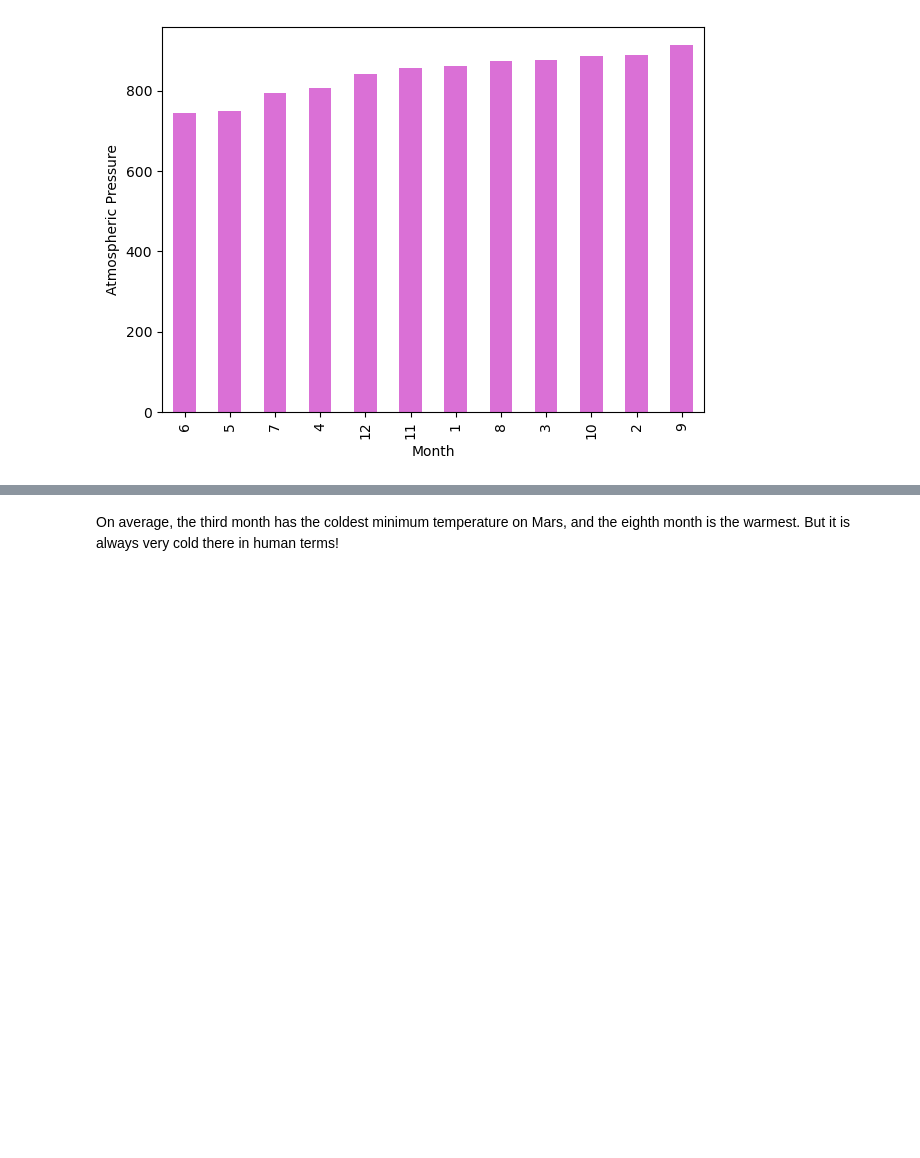
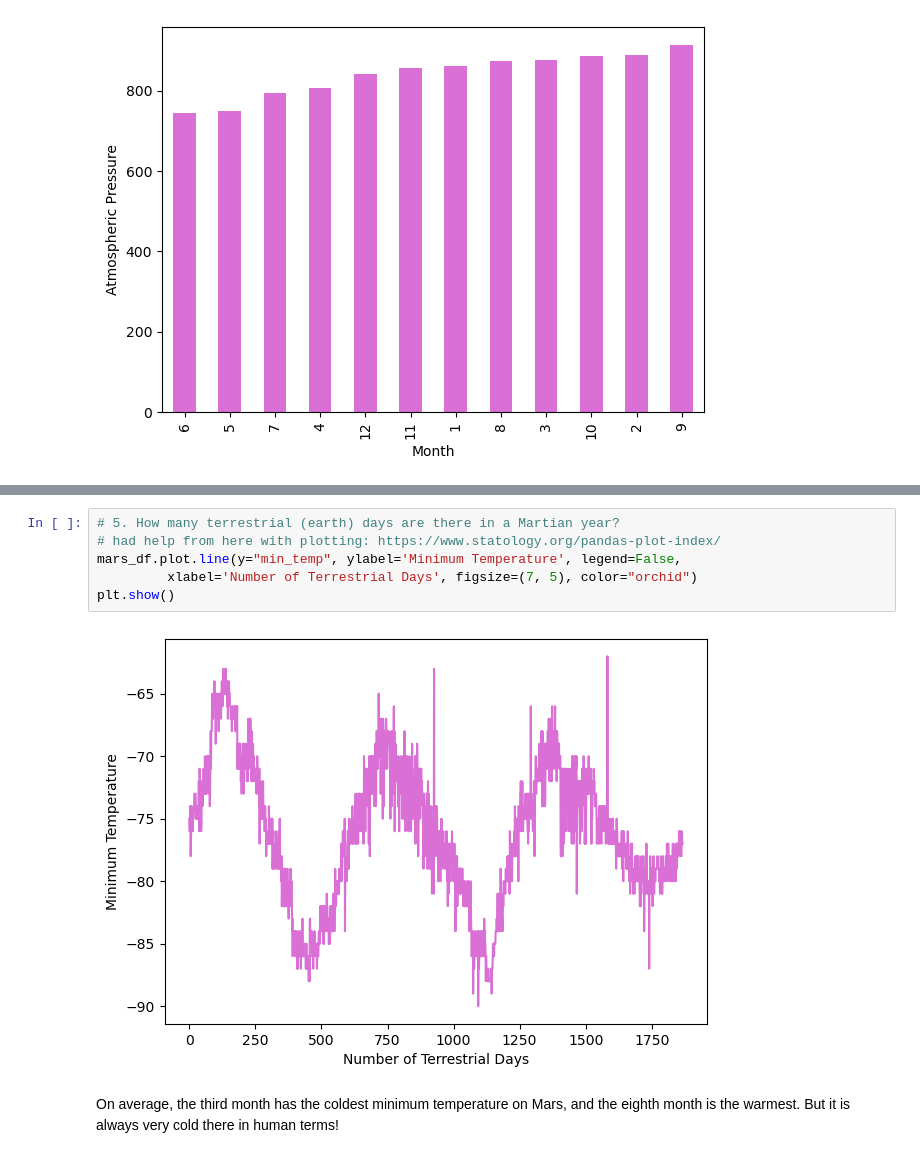
Before and after one commit to lvit001/web-scraping-challenge, a Jupyter notebook: Starter_Code/part_2_mars_weather.ipynb, the cells around one changed output, grey strips where cells are left out. Cells and saved outputs as stored; diff of their text form; blank space fills up the shorter version.

Commit message:
added code to plot min temp over the terrestrial days

```diff
--- a/Starter_Code/part_2_mars_weather.ipynb
+++ b/Starter_Code/part_2_mars_weather.ipynb
@@ -251,3 +247,11 @@ plt.show()
+# %%
+# 5. How many terrestrial (earth) days are there in a Martian year?
+# had help from here with plotting: https://www.statology.org/pandas-plot-index/
+mars_df.plot.line(y="min_temp", ylabel='Minimum Temperature', legend=False,
+         xlabel='Number of Terrestrial Days', figsize=(7, 5), color="orchid")
+plt.show()
+# %% [output]
+[figure, added]
 # %% [markdown]
 On average, the third month has the coldest minimum temperature on Mars, and the eighth month is the warmest. But it is always very cold there in human terms!
 # %% [markdown]
```
Also changed, not shown: parts of 1 cell of this notebook.
